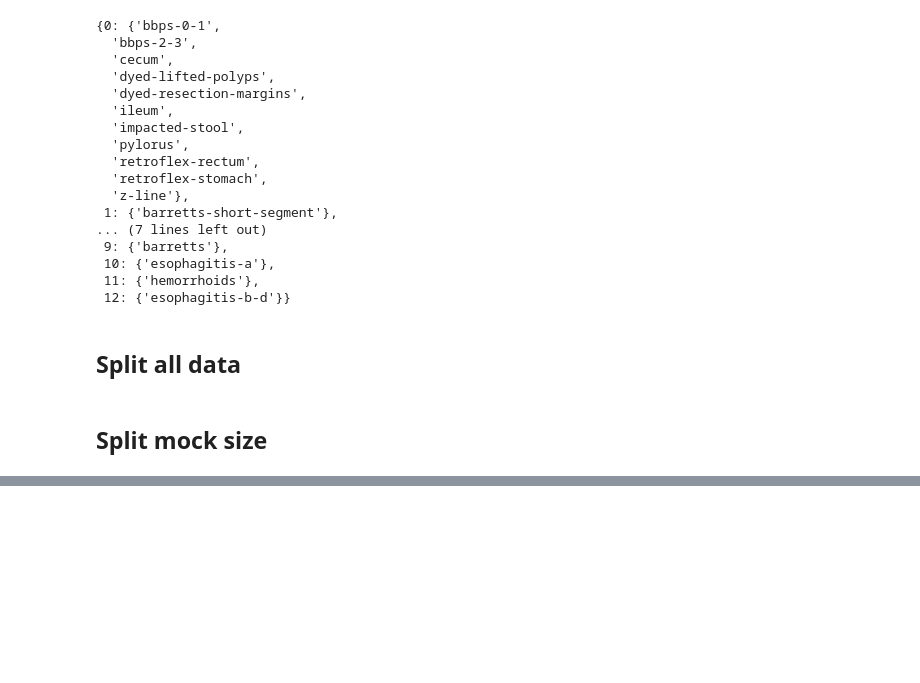
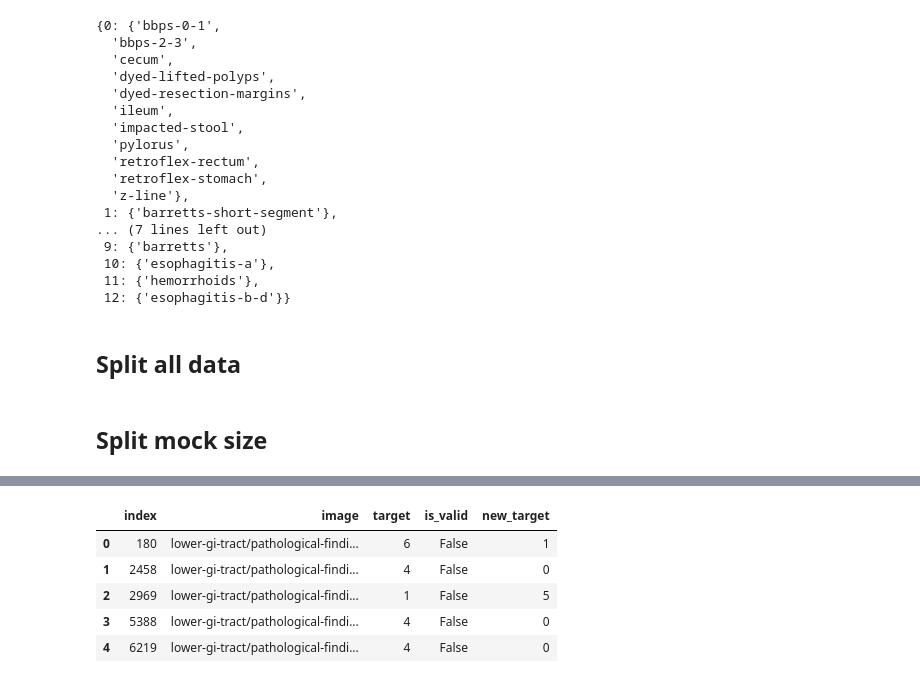
Before and after one commit to taindp98/Endoscopy-Image-Classification, a Jupyter notebook: code/EDA_hyper.ipynb, the cells around one changed output, grey strips where cells are left out. Saved outputs shown, nothing was run; the diff lists cells and outputs as text; code cells hidden in the pictures; blank space fills up the shorter version.

```diff
--- a/code/EDA_hyper.ipynb
+++ b/code/EDA_hyper.ipynb
@@ -259,0 +307,17 @@ dict_cate
+# %%
+list_new_target = []
+for t in df_full_patho['target']:
+    if t in list(pathological_categories['old_target']):
+        new_target = pathological_categories[pathological_categories['old_target']==t]['target'].iloc[0]
+        list_new_target.append(new_target)
+    else:
+        list_new_target.append(len(pathological_categories))
+df_full_patho['new_target'] = list_new_target
+df_full_patho.head()
+# %% [output]
+|  | index | image | target | is_valid | new_target |
+| 0 | 180 | lower-gi-tract/pathological-findi... | 6 | False | 1 |
+| 1 | 2458 | lower-gi-tract/pathological-findi... | 4 | False | 0 |
+| 2 | 2969 | lower-gi-tract/pathological-findi... | 1 | False | 5 |
+| 3 | 5388 | lower-gi-tract/pathological-findi... | 4 | False | 0 |
+| 4 | 6219 | lower-gi-tract/pathological-findi... | 4 | False | 0 |
```
Also changed, not shown: parts of 10 cells of this notebook, 4 other files.
